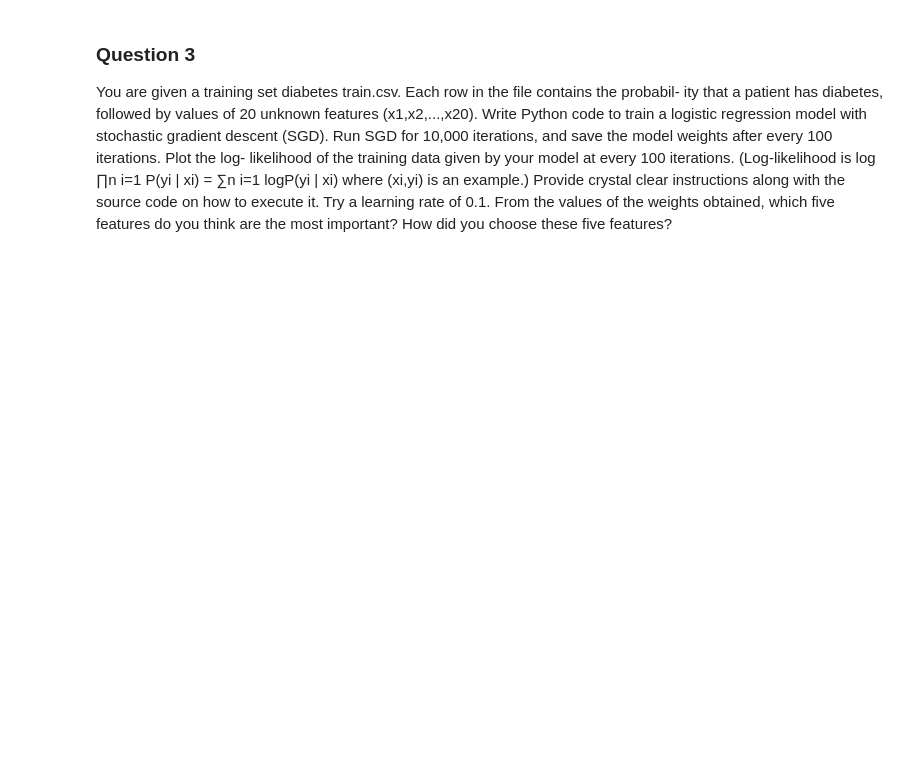
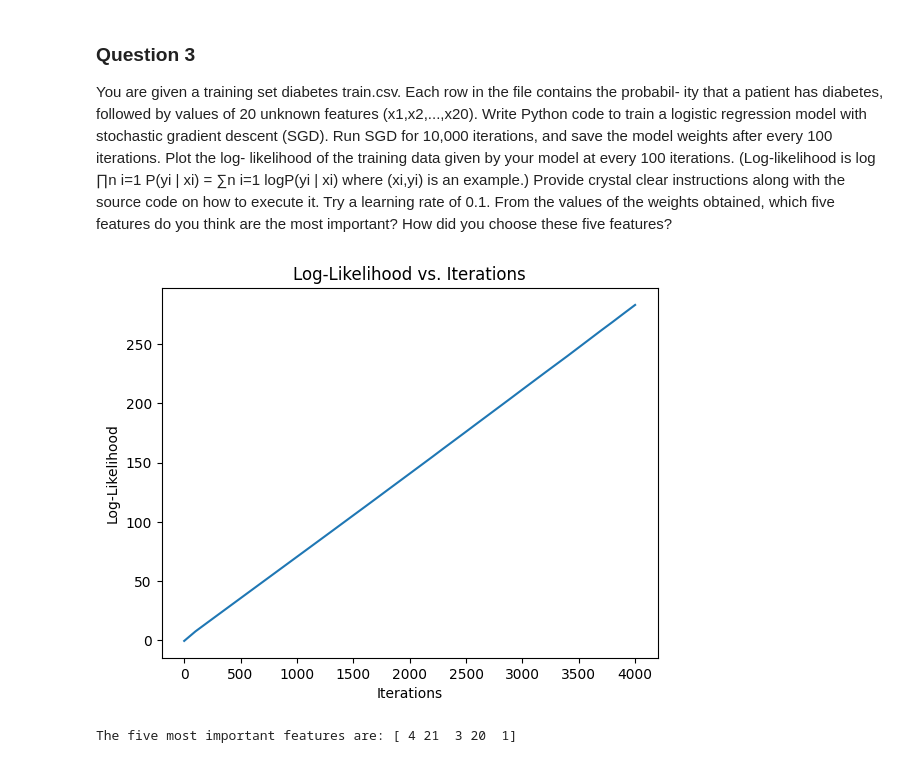
Before and after one commit to T2LIPthedeveloper/Homework, a Jupyter notebook: 50.007_ML/HW3/hw3-questions.ipynb, the cells around one changed output. Cells and saved outputs as stored; diff of their text form; code cells hidden in the pictures; blank space fills up the shorter version.

```diff
--- a/50.007_ML/HW3/hw3-questions.ipynb
+++ b/50.007_ML/HW3/hw3-questions.ipynb
@@ -32,3 +83,16 @@ i=1 logP(yi | xi) where (xi,yi) is an example.) Provide crystal clear
 instructions along with the source code on how to execute it. Try a learning rate of 0.1.
 From the values of the weights obtained, which five features do you think are the most important?
 How did you choose these five features?
+# %%
+### DATA LOADING ###
+
+q3_train_path = os.path.join(current_path, 'HW3_data', 'train_diabetes.csv')
+
+data = pd.read_csv(q3_train_path, header=None)
+X = data.iloc[:, 1:].values
+y = data.iloc[:, 0].values
+# %%
+### DATA PREPROCESSING ###
+
+# Add bias term
+X = np.c_[np.ones(X.shape[0]), X]
@@ -34,0 +151,30 @@ How did you choose these five features?
+# %%
+### PLOTTING ###
+
+import matplotlib.pyplot as plt
+
+# Assuming X_train and y_train are your training features and labels
+log_reg = LogisticRegressionSGD(learning_rate=0.1, iterations=10000, save_every=100)
+log_reg.fit(X_train, y_train)
+
+# Get the trained weights and log-likelihoods
+trained_weights = log_reg.get_weights()
+log_likelihoods = log_reg.get_log_likelihoods()
+
+# Plot log-likelihoods
+iterations = range(0, len(log_likelihoods) * log_reg.save_every, log_reg.save_every)
+plt.plot(iterations, log_likelihoods)
+plt.xlabel('Iterations')
+plt.ylabel('Log-Likelihood')
+plt.title('Log-Likelihood vs. Iterations')
+plt.show()
+
+# Identify the five most important features
+absolute_weights = np.abs(trained_weights)
+top_five_indices = np.argsort(absolute_weights)[-5:]
+top_five_features = top_five_indices + 1  # Adding 1 to convert from 0-indexed to 1-indexed features
+
+print("The five most important features are:", top_five_features)
+# %% [output]
+[figure, added]
+The five most important features are: [ 4 21  3 20  1]
```
Also changed, not shown: parts of 4 cells of this notebook, 2 other files.
